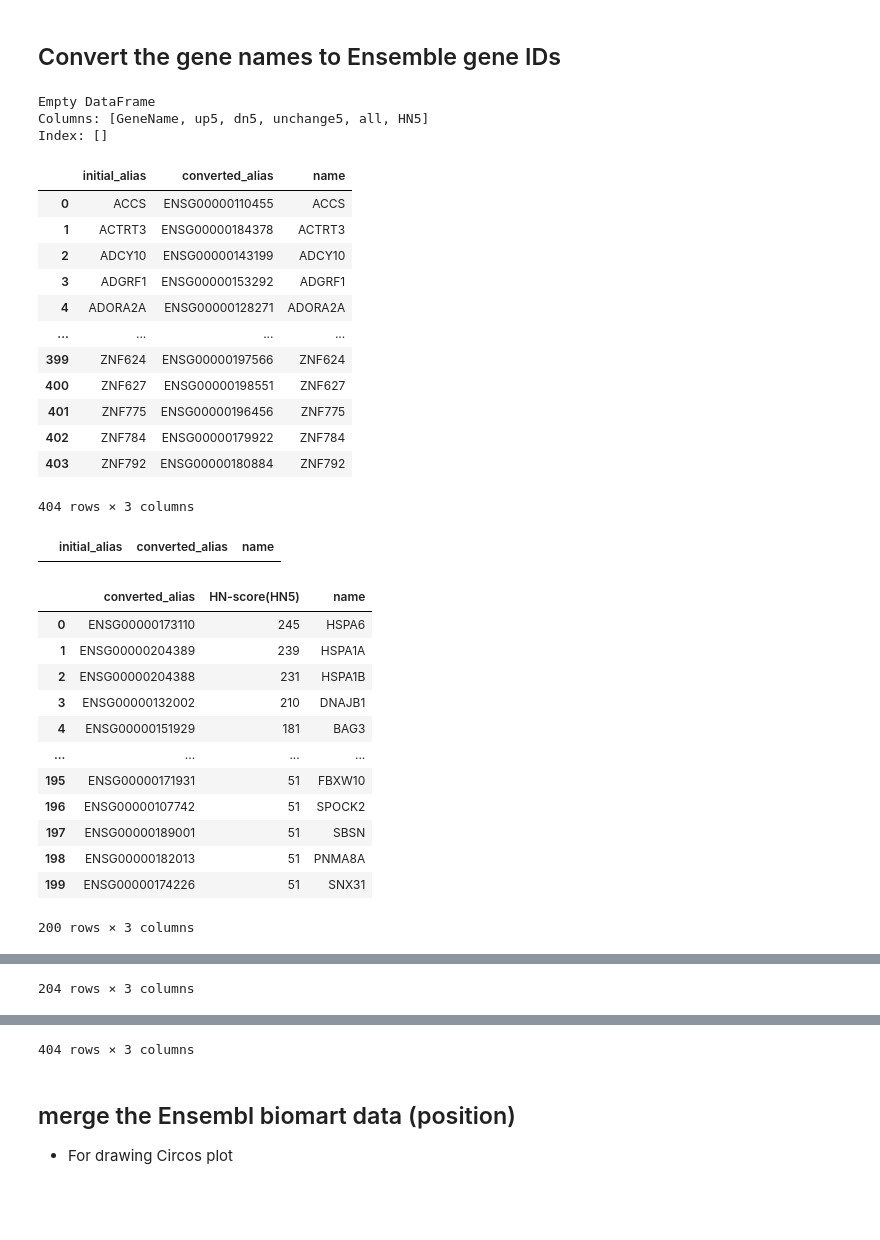
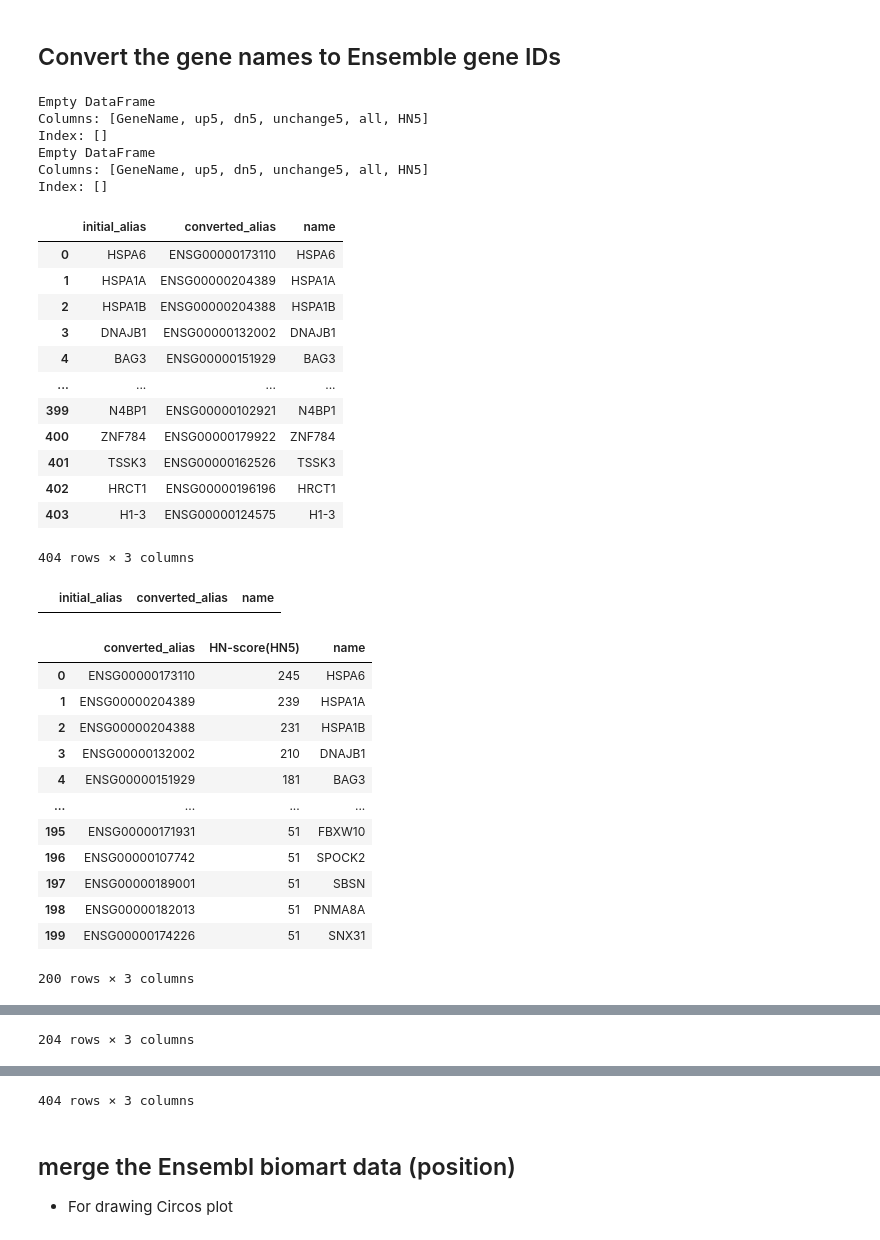
Before and after one commit to yonezawa-sora/pycircos_comaparative_species, a Jupyter notebook: data_preprocessing/human_combined_df_score.ipynb, the cells around one changed output, grey strips where cells are left out. Drawn from its saved outputs; the diff is of its cells as text; code cells hidden in the pictures; blank space fills up the shorter version.

```diff
--- a/data_preprocessing/human_combined_df_score.ipynb
+++ b/data_preprocessing/human_combined_df_score.ipynb
@@ -59,7 +59,7 @@ display(df_down)
 ## Convert the gene names to Ensemble gene IDs
 # %%
 # Get ensemble gene ID from gProfiler UP 1%
-df2 = pd.read_csv("../data/gprofiler/gProfiler_hsapiens_2023-11-5 14-34-25.csv", sep=",")
+df2 = pd.read_csv("../data/gprofiler/gProfiler_hsapiens_2023-11-13 10-00-00.csv", sep=",")
 df2_ID = df2[["initial_alias", "converted_alias", "name"]]
 
 # check duplicates
@@ -77,44 +77,54 @@ missing_gene_names = gene_names_up - gene_names_merged
 missing_rows = df_up[df_up['GeneName'].isin(missing_gene_names)]
 print(missing_rows)
 
 UP = merged_df_up[["converted_alias", "HN5", "name"]].copy()
 UP.rename(columns={'HN5': 'HN-score(HN5)'}, inplace=True)
 
 merged_df_down = pd.merge(df_down,
                            df2_ID,
                             left_on="GeneName",
                             right_on="initial_alias",
                             how="inner")
 
+
+gene_names_down = set(df_down['GeneName'])
+gene_names_merged_down = set(merged_df_down['GeneName'])
+missing_gene_names_down = gene_names_down - gene_names_merged_down
+missing_rows_down = df_down[df_down['GeneName'].isin(missing_gene_names_down)]
+print(missing_rows_down)
+
 DOWN = merged_df_down[["converted_alias", "HN5", "name"]].copy()
 DOWN.rename(columns={'HN5': 'HN-score(HN5)'}, inplace=True)
 
 COMBINED = pd.concat(
     [UP, DOWN],
     ignore_index=True
 )
 
 display(df2_ID)
 display(duplicates)
 display(UP)
 display(DOWN)
 display(COMBINED)
 # %% [output]
 Empty DataFrame
 Columns: [GeneName, up5, dn5, unchange5, all, HN5]
 Index: []
+Empty DataFrame
+Columns: [GeneName, up5, dn5, unchange5, all, HN5]
+Index: []
 |  | initial_alias | converted_alias | name |
-| 0 | ACCS | ENSG00000110455 | ACCS |
-| 1 | ACTRT3 | ENSG00000184378 | ACTRT3 |
-| 2 | ADCY10 | ENSG00000143199 | ADCY10 |
-| 3 | ADGRF1 | ENSG00000153292 | ADGRF1 |
-| 4 | ADORA2A | ENSG00000128271 | ADORA2A |
+| 0 | HSPA6 | ENSG00000173110 | HSPA6 |
+| 1 | HSPA1A | ENSG00000204389 | HSPA1A |
+| 2 | HSPA1B | ENSG00000204388 | HSPA1B |
+| 3 | DNAJB1 | ENSG00000132002 | DNAJB1 |
+| 4 | BAG3 | ENSG00000151929 | BAG3 |
 | ... | ... | ... | ... |
-| 399 | ZNF624 | ENSG00000197566 | ZNF624 |
-| 400 | ZNF627 | ENSG00000198551 | ZNF627 |
-| 401 | ZNF775 | ENSG00000196456 | ZNF775 |
-| 402 | ZNF784 | ENSG00000179922 | ZNF784 |
-| 403 | ZNF792 | ENSG00000180884 | ZNF792 |
+| 399 | N4BP1 | ENSG00000102921 | N4BP1 |
+| 400 | ZNF784 | ENSG00000179922 | ZNF784 |
+| 401 | TSSK3 | ENSG00000162526 | TSSK3 |
+| 402 | HRCT1 | ENSG00000196196 | HRCT1 |
+| 403 | H1-3 | ENSG00000124575 | H1-3 |
 404 rows × 3 columns
 |  | initial_alias | converted_alias | name |
 |  | converted_alias | HN-score(HN5) | name |
```
Also changed, not shown: 17 other files.
